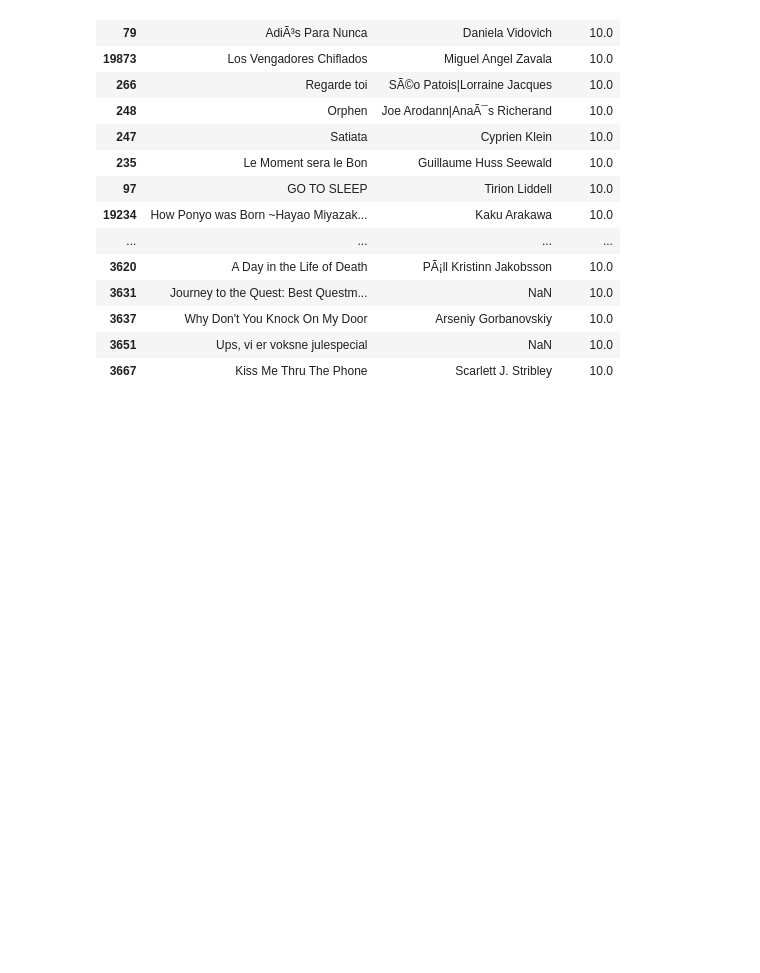
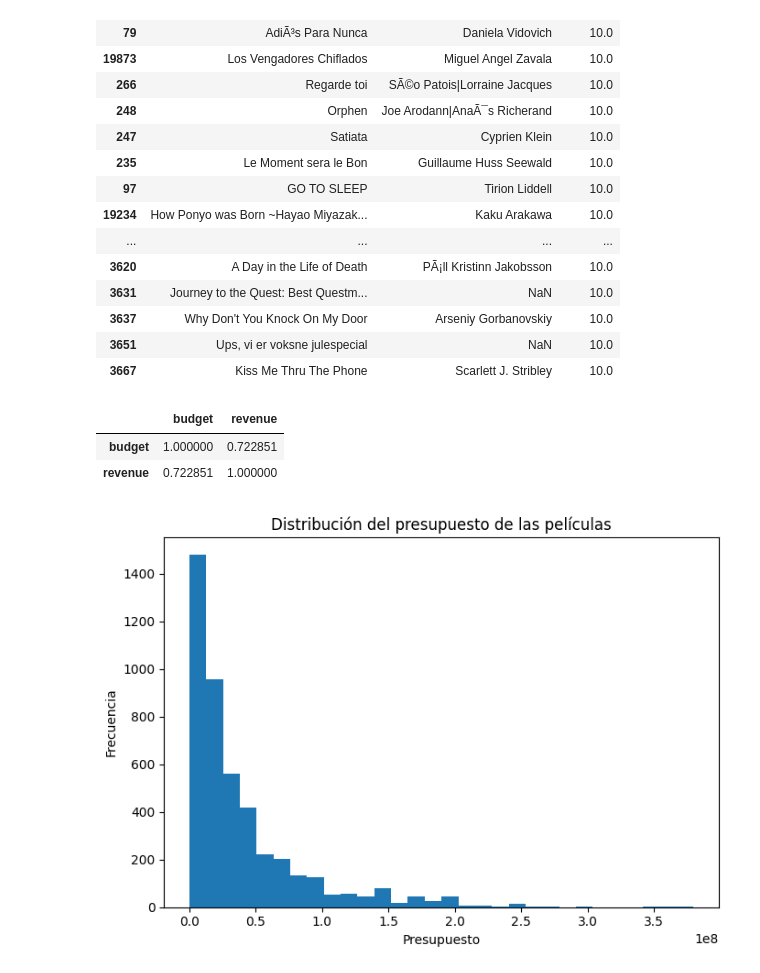
Before and after one commit to Palasuwu/Minerialab01, a Jupyter notebook: Lab01.ipynb, the cells around one changed output. Cells and saved outputs as stored; diff of their text form; code cells hidden in the pictures; blank space fills up the shorter version.

```diff
--- a/Lab01.ipynb
+++ b/Lab01.ipynb
@@ -533,3 +533,22 @@ top20_mejor_calificadas
 | 3637 | Why Don't You Knock On My Door | Arseniy Gorbanovskiy | 10.0 |
 | 3651 | Ups, vi er voksne julespecial | NaN | 10.0 |
 | 3667 | Kiss Me Thru The Phone | Scarlett J. Stribley | 10.0 |
+# %%
+#4.11
+df_presupuesto_ingresos = df[(df["budget"] > 0) & (df["revenue"] > 0)][["budget", "revenue"]]
+df_presupuesto_ingresos.corr()
+# %% [output]
+|  | budget | revenue |
+| budget | 1.000000 | 0.722851 |
+| revenue | 0.722851 | 1.000000 |
+# %%
+
+plt.figure(figsize=(7, 5))
+plt.hist(df_presupuesto_ingresos["budget"], bins=30)
+plt.xlabel("Presupuesto")
+plt.ylabel("Frecuencia")
+plt.title("Distribución del presupuesto de las películas")
+plt.tight_layout()
+plt.show()
+# %% [output]
+[figure, added]
```
Also changed, not shown: parts of 6 cells of this notebook.
